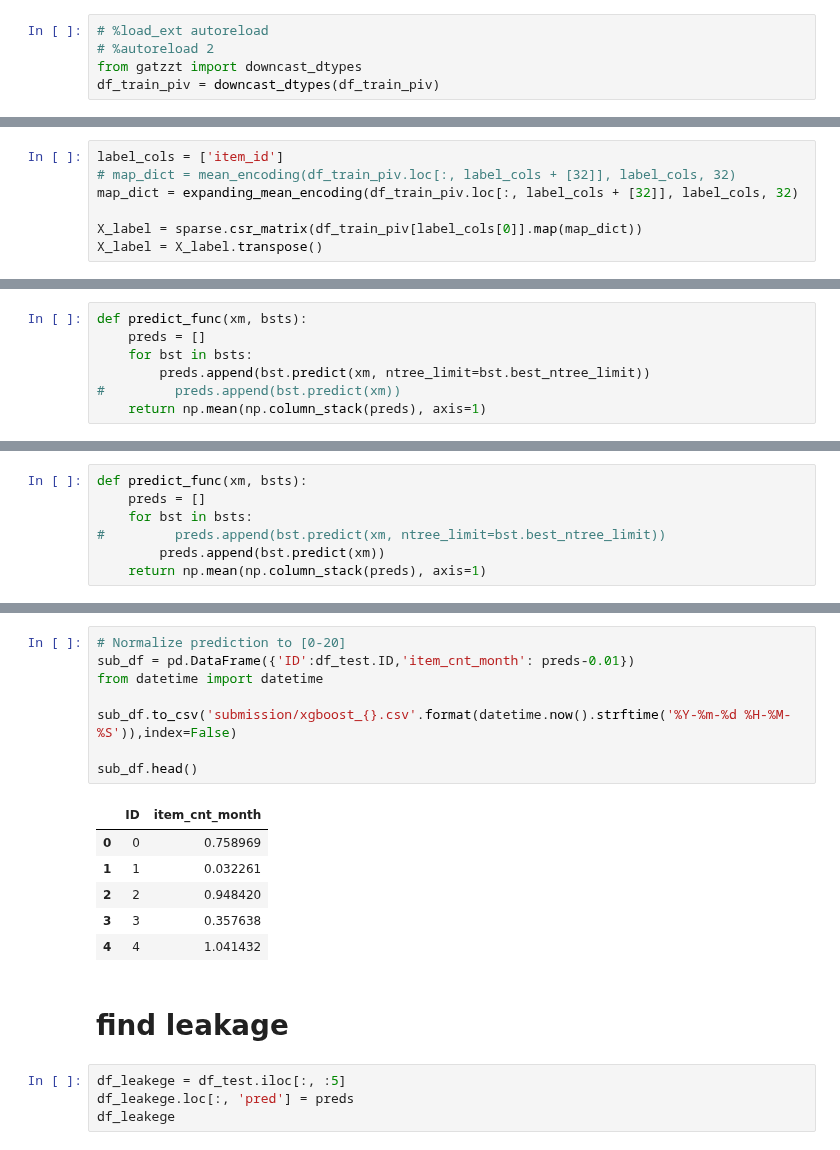
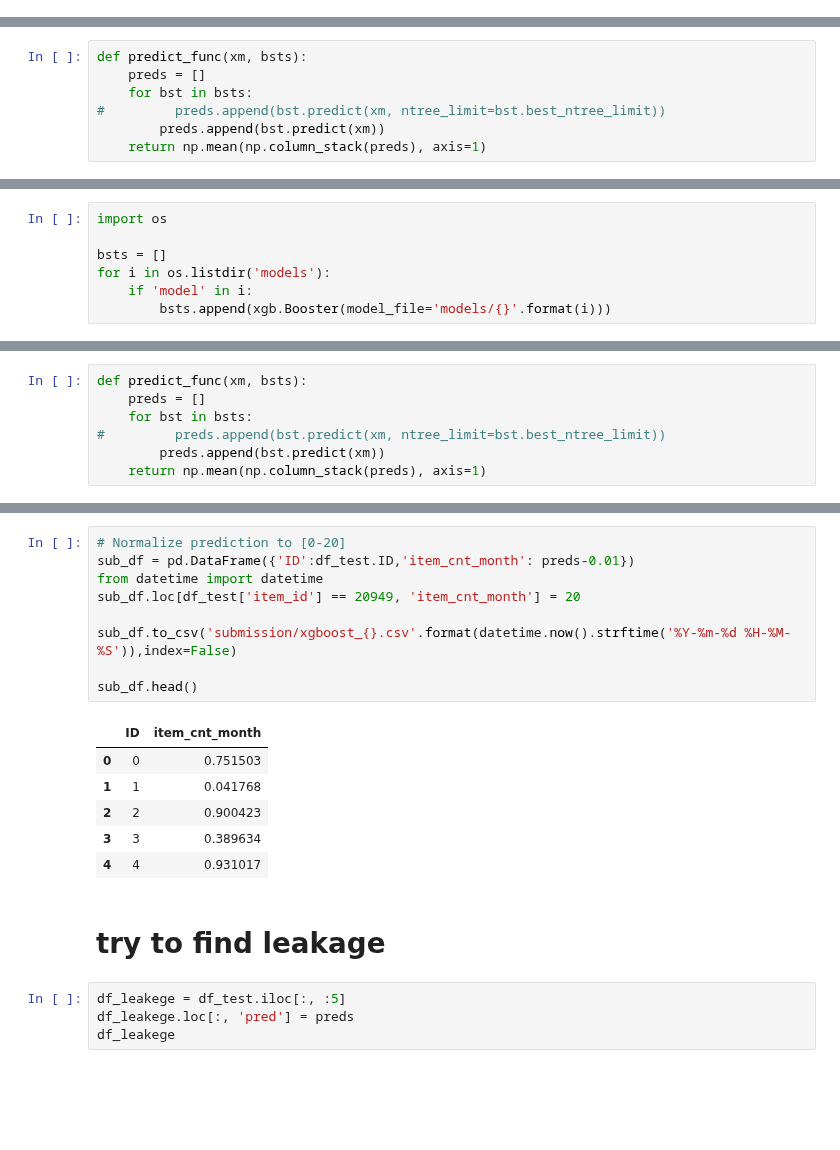
Before and after one commit to GatzZ/competitive-data-science-final-project, a Jupyter notebook: Main.ipynb, the cells around one changed output, grey strips where cells are left out. Cells and saved outputs as stored; diff of their text form; blank space fills up the shorter version.

```diff
--- a/Main.ipynb
+++ b/Main.ipynb
@@ -206,11 +209,6 @@ df_train_piv.head()
 | 3 | 2 | 32 | 40 | 7 | 0.0 | 0.0 | 0.0 | 0.0 | 0.0 | 0.0 | ... |
 | 4 | 2 | 33 | 37 | 7 | 1.0 | 0.0 | 0.0 | 0.0 | 0.0 | 0.0 | ... |
 5 rows × 38 columns
-# %%
-# %load_ext autoreload
-# %autoreload 2
-from gatzzt import downcast_dtypes
-df_train_piv = downcast_dtypes(df_train_piv)
 # %%
 df_train_piv.loc[df_train_piv['shop_id'] == 36, 32] = df_train_piv.loc[df_train_piv['shop_id'] == 36, 33] + (np.random.rand((np.count_nonzero(df_train_piv['shop_id'] == 36))) - 0.5)
 # df_train_piv.loc[df_train_piv['shop_id'] == 36, 31] = df_train_piv.loc[df_train_piv['shop_id'] == 36, 33]
@@ -372,10 +331,3 @@ def mean_encoding(df, group_cols, y_target):
     df.loc[:, '_y_target'] = y_target
     map_dict = df.groupby(group_cols)['_y_target'].mean().to_dict()
     return df[group_cols].map(map_dict).values
-# %%
-label_cols = ['item_id']
-# map_dict = mean_encoding(df_train_piv.loc[:, label_cols + [32]], label_cols, 32)
-map_dict = expanding_mean_encoding(df_train_piv.loc[:, label_cols + [32]], label_cols, 32)
-
-X_label = sparse.csr_matrix(df_train_piv[label_cols[0]].map(map_dict))
-X_label = X_label.transpose()
@@ -438,8 +388,8 @@ def num_cols(X):
 def predict_func(xm, bsts):
     preds = []
     for bst in bsts:
-        preds.append(bst.predict(xm, ntree_limit=bst.best_ntree_limit))
-#         preds.append(bst.predict(xm))
+#         preds.append(bst.predict(xm, ntree_limit=bst.best_ntree_limit))
+        preds.append(bst.predict(xm))
     return np.mean(np.column_stack(preds), axis=1)
 # %%
 def apply_mean_encode(X, enc_cols, n=2, df_cats=df_cats):
@@ -607,3 +540,10 @@ my_plot_importance(bst, figsize=(10, 30))
+# %%
+import os
+
+bsts = []
+for i in os.listdir('models'):
+    if 'model' in i:
+        bsts.append(xgb.Booster(model_file='models/{}'.format(i)))
 # %%
 df_test = df_test.merge(df_train_piv[df_train_piv.columns[~df_train_piv.columns.isin(['item_category_id', 'bigcat'])]], how = "left", on = ["shop_id", "item_id"])
 df_test[['bigcat']] = number.fit_transform(df_test.bigcat)
@@ -639,20 +579,21 @@ np.std(preds)
 # %%
 # Normalize prediction to [0-20]
 sub_df = pd.DataFrame({'ID':df_test.ID,'item_cnt_month': preds-0.01})
 from datetime import datetime
+sub_df.loc[df_test['item_id'] == 20949, 'item_cnt_month'] = 20
 
 sub_df.to_csv('submission/xgboost_{}.csv'.format(datetime.now().strftime('%Y-%m-%d %H-%M-%S')),index=False)
 
 sub_df.head()
 # %% [output]
 |  | ID | item_cnt_month |
-| 0 | 0 | 0.758969 |
-| 1 | 1 | 0.032261 |
-| 2 | 2 | 0.948420 |
-| 3 | 3 | 0.357638 |
-| 4 | 4 | 1.041432 |
+| 0 | 0 | 0.751503 |
+| 1 | 1 | 0.041768 |
+| 2 | 2 | 0.900423 |
+| 3 | 3 | 0.389634 |
+| 4 | 4 | 0.931017 |
 # %% [markdown]
-# find leakage
+# try to find leakage
 # %%
 df_leakege = df_test.iloc[:, :5]
 df_leakege.loc[:, 'pred'] = preds
```
Also changed, not shown: parts of 27 cells of this notebook, 28 other files.
